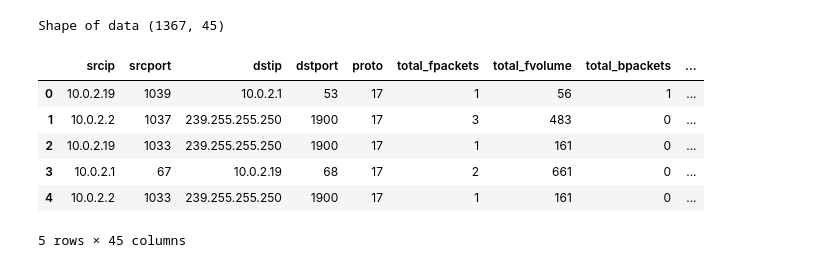
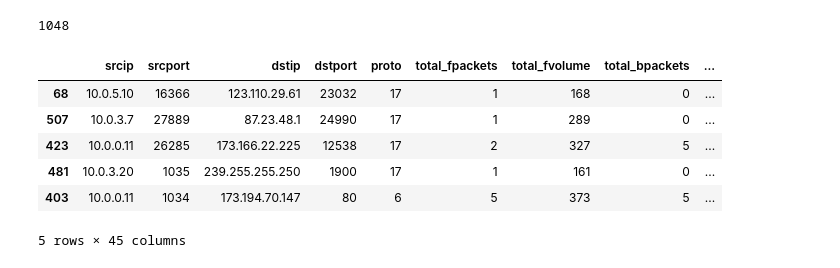
Before and after one commit to NSoni25/Botnet-Detection-Project, a Jupyter notebook: Botnet Detection.ipynb, the cells around one changed output. Saved outputs shown, nothing was run; the diff lists cells and outputs as text; code cells hidden in the pictures.

```diff
--- a/Botnet Detection.ipynb
+++ b/Botnet Detection.ipynb
@@ -7,8 +8,7 @@ warnings.filterwarnings("ignore")
 import seaborn as sns
 import matplotlib.pyplot as plt
 # %%
-# Read the 43 columns as defined in names
-columns = np.arange(0,44)
+columns = np.arange(0,44) # read the 43 columns
 names = ["srcip", "srcport", "dstip", "dstport", "proto",
          "total_fpackets", "total_fvolume", "total_bpackets", "total_bvolume", "min_fpktl",
          "mean_fpktl", "max_fpktl", "std_fpktl", "min_bpktl", "mean_bpktl",
@@ -18,8 +18,9 @@ names = ["srcip", "srcport", "dstip", "dstport", "proto",
          "min_idle", "mean_idle", "max_idle", "std_idle", "sflow_fpackets",
          "sflow_fbytes", "sflow_bpackets", "sflow_bbytes", "fpsh_cnt", "bpsh_cnt",
          "furg_cnt", "burg_cnt", "total_fhlen", "total_bhlen"]
-
-# Load data for Zeus botnet
-zeus_filename = "files/all_zeus.csv"
-# Load data when not a botnet
-normal_filename = "files/all_normal.csv"
+zeus_filename = "files/all_zeus.csv" # declare filenames
+normal_filename = "files/all_normal.csv" #  declare file names
+df_zeus = pd.read_csv(zeus_filename, usecols=columns, names=names) # read files (df data frame)
+df_zeus['is_botnet'] = 1 #  all exampole sin zeus file are botnets
+print(len(df_zeus)) #
+df_zeus.head() #  first 5 columns
@@ -59,0 +36,7 @@ Shape of normal_df (843, 45)
+# %%
+normal_df = pd.read_csv(normal_filename, usecols=columns, names=names)
+normal_df['is_botnet'] = 0
+print(len(normal_df))
+df_normal = normal_df.iloc[:len(df_zeus), :]
+print(len(df_normal))
+df_normal.head(10) #  exactly same thing but not botnet we have 843 rows
@@ -60,13 +58,14 @@ Shape of normal_df (843, 45)
 # %%
-data = pd.concat([zeus_df, normal_df])
-print("Shape of data", data.shape)
+data = pd.concat([df_zeus, df_normal])
+print(len(data))
+data = data.sample(frac=1)
 data.head()
 # %% [output]
-Shape of data (1367, 45)
+1048
 |  | srcip | srcport | dstip | dstport | proto | total_fpackets | total_fvolume | total_bpackets | ... |
-| 0 | 10.0.2.19 | 1039 | 10.0.2.1 | 53 | 17 | 1 | 56 | 1 | ... |
-| 1 | 10.0.2.2 | 1037 | 239.255.255.250 | 1900 | 17 | 3 | 483 | 0 | ... |
-| 2 | 10.0.2.19 | 1033 | 239.255.255.250 | 1900 | 17 | 1 | 161 | 0 | ... |
-| 3 | 10.0.2.1 | 67 | 10.0.2.19 | 68 | 17 | 2 | 661 | 0 | ... |
-| 4 | 10.0.2.2 | 1033 | 239.255.255.250 | 1900 | 17 | 1 | 161 | 0 | ... |
+| 68 | 10.0.5.10 | 16366 | 123.110.29.61 | 23032 | 17 | 1 | 168 | 0 | ... |
+| 507 | 10.0.3.7 | 27889 | 87.23.48.1 | 24990 | 17 | 1 | 289 | 0 | ... |
+| 423 | 10.0.0.11 | 26285 | 173.166.22.225 | 12538 | 17 | 2 | 327 | 5 | ... |
+| 481 | 10.0.3.20 | 1035 | 239.255.255.250 | 1900 | 17 | 1 | 161 | 0 | ... |
+| 403 | 10.0.0.11 | 1034 | 173.194.70.147 | 80 | 6 | 5 | 373 | 5 | ... |
 5 rows × 45 columns
```
Also changed, not shown: parts of 21 cells of this notebook.
